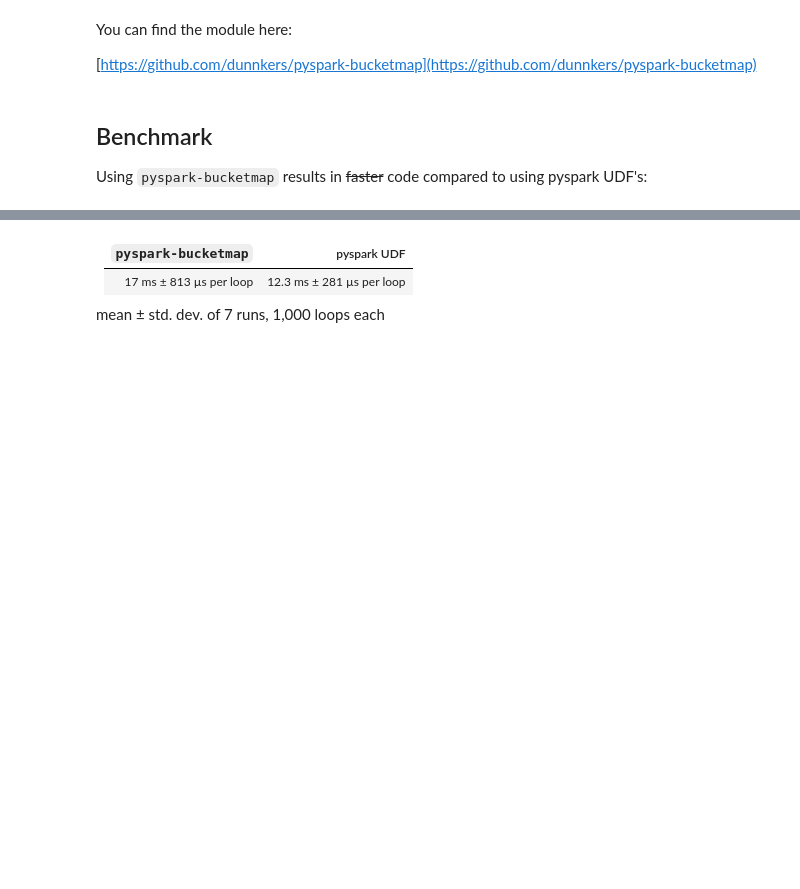
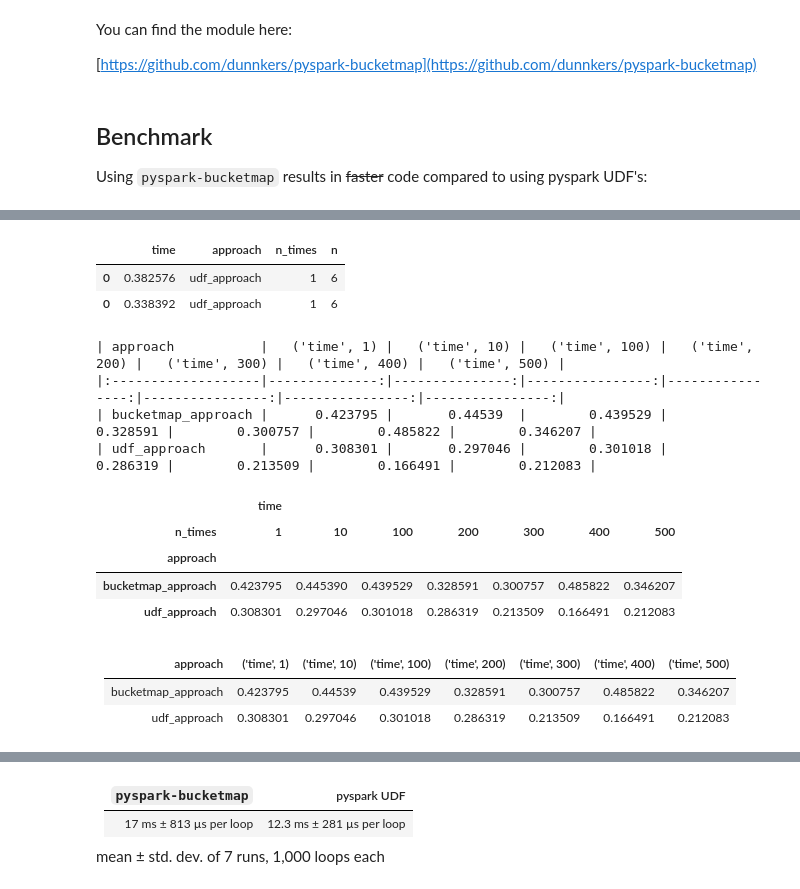
Before and after one commit to dunnkers/pyspark-bucketmap, a Jupyter notebook: example.ipynb, the cells around one changed output, grey strips where cells are left out. Drawn from its saved outputs; the diff is of its cells as text; code cells hidden in the pictures; blank space fills up the shorter version.

Commit message:
Add benchmark 🚀

```diff
--- a/example.ipynb
+++ b/example.ipynb
@@ -220,0 +235,18 @@ people_with_phase_udf: DataFrame = people.withColumn("life phase", bucketed_udf(
+# %%
+from itertools import repeat, product
+from timeit import repeat as timeit
+from functools import reduce
+from typing import Callable
+from copy import deepcopy
+
+def benchmark(
+    approach: Callable[[DataFrame], DataFrame],
+    n_times: int = 1,
+) -> dict:
+    setup: Callable = lambda: reduce(lambda a, b: a.union(b), repeat(people, n_times))
+    times: List[float] = timeit(deepcopy(approach), setup=setup, number=10, repeat=5)
+    return dict(
+        time=times, approach=approach.__name__, n_times=n_times
+    )
+
+benchmark(udf_approach, n_times=1)
@@ -220,0 +261,7 @@ people_with_phase_udf: DataFrame = people.withColumn("life phase", bucketed_udf(
+# %%
+from typing import Tuple
+
+benchmarks: List[Tuple[int, Callable]] = list(product(
+    [1, 10, 100, 200, 300, 400, 500], [udf_approach, bucketmap_approach]
+))
+benchmarks
@@ -220,0 +283,36 @@ people_with_phase_udf: DataFrame = people.withColumn("life phase", bucketed_udf(
+# %%
+from tqdm import tqdm
+
+benchmark_results = [
+    benchmark(approach, n_times=n_times) for n_times, approach in tqdm(benchmarks)
+]
+# %%
+import pandas as pd
+
+df = pd.DataFrame(benchmark_results)
+df["n"] = df["n_times"] * people.count()
+df = df.explode("time")
+df.head(2)
+# %% [output]
+|  | time | approach | n_times | n |
+| 0 | 0.382576 | udf_approach | 1 | 6 |
+| 0 | 0.338392 | udf_approach | 1 | 6 |
+# %%
+table = df.groupby(["approach", "n_times"]).agg({"time": "mean"}).unstack()
+print(table.to_markdown())
+table
+# %% [output]
+| approach           |   ('time', 1) |   ('time', 10) |   ('time', 100) |   ('time', 200) |   ('time', 300) |   ('time', 400) |   ('time', 500) |
+|:-------------------|--------------:|---------------:|----------------:|----------------:|----------------:|----------------:|----------------:|
+| bucketmap_approach |      0.423795 |       0.44539  |        0.439529 |        0.328591 |        0.300757 |        0.485822 |        0.346207 |
+| udf_approach       |      0.308301 |       0.297046 |        0.301018 |        0.286319 |        0.213509 |        0.166491 |        0.212083 |
+|  | time |  |  |  |  |  |  |
+| n_times | 1 | 10 | 100 | 200 | 300 | 400 | 500 |
+| approach |  |  |  |  |  |  |  |
+| bucketmap_approach | 0.423795 | 0.445390 | 0.439529 | 0.328591 | 0.300757 | 0.485822 | 0.346207 |
+| udf_approach | 0.308301 | 0.297046 | 0.301018 | 0.286319 | 0.213509 | 0.166491 | 0.212083 |
+# %% [markdown]
+| approach           |   ('time', 1) |   ('time', 10) |   ('time', 100) |   ('time', 200) |   ('time', 300) |   ('time', 400) |   ('time', 500) |
+|:-------------------|--------------:|---------------:|----------------:|----------------:|----------------:|----------------:|----------------:|
+| bucketmap_approach |      0.423795 |       0.44539  |        0.439529 |        0.328591 |        0.300757 |        0.485822 |        0.346207 |
+| udf_approach       |      0.308301 |       0.297046 |        0.301018 |        0.286319 |        0.213509 |        0.166491 |        0.212083 |
```
Also changed, not shown: parts of 9 cells of this notebook, 1 other file.
